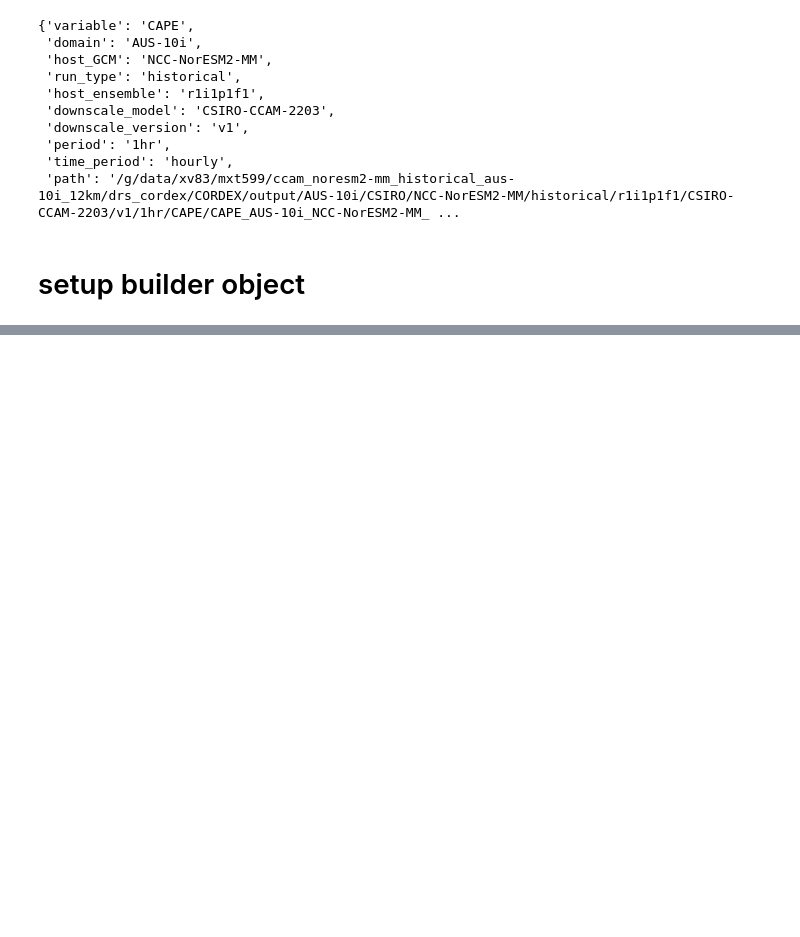
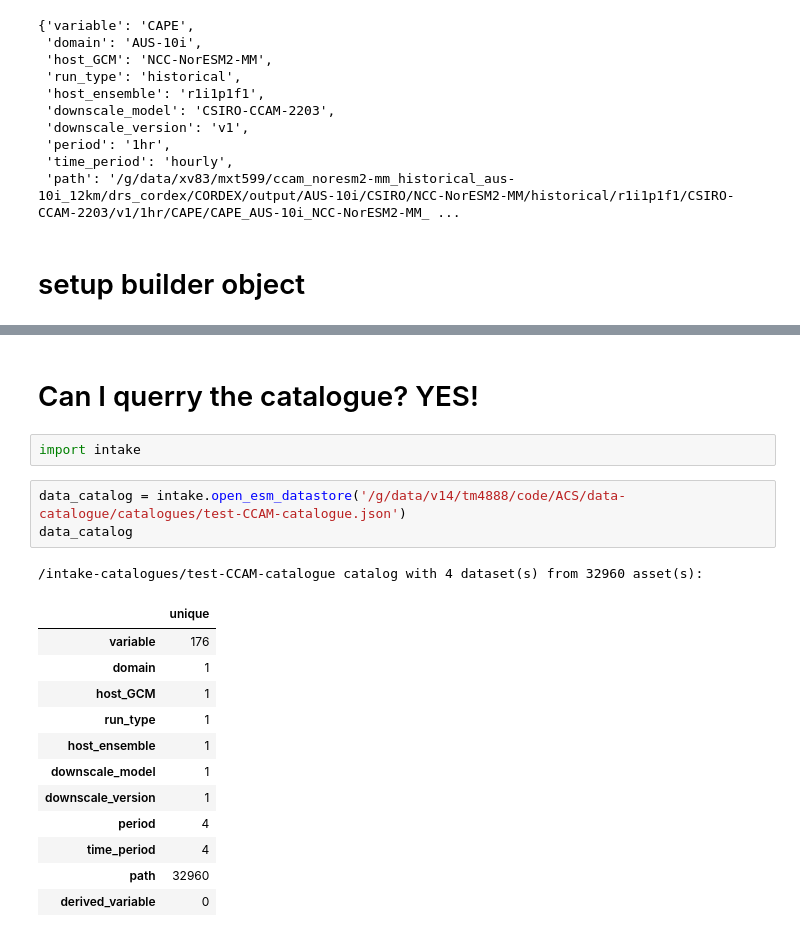
Before and after one commit to AusClimateService/data-catalogue, a Jupyter notebook: notebooks/CCAM-intake-sandbox.ipynb, the cells around one changed output, grey strips where cells are left out. Saved outputs shown, nothing was run; the diff lists cells and outputs as text; blank space fills up the shorter version.

```diff
--- a/notebooks/CCAM-intake-sandbox.ipynb
+++ b/notebooks/CCAM-intake-sandbox.ipynb
@@ -193,0 +303,21 @@ cluster.shutdown()
+# %% [markdown]
+# Can I querry the catalogue? YES!
+# %%
+import intake
+# %%
+data_catalog = intake.open_esm_datastore('/g/data/v14/tm4888/code/ACS/data-catalogue/catalogues/test-CCAM-catalogue.json')
+data_catalog
+# %% [output]
+/intake-catalogues/test-CCAM-catalogue catalog with 4 dataset(s) from 32960 asset(s):
+|  | unique |
+| variable | 176 |
+| domain | 1 |
+| host_GCM | 1 |
+| run_type | 1 |
+| host_ensemble | 1 |
+| downscale_model | 1 |
+| downscale_version | 1 |
+| period | 4 |
+| time_period | 4 |
+| path | 32960 |
+| derived_variable | 0 |
```
Also changed, not shown: parts of 35 cells of this notebook, 2 other files.
